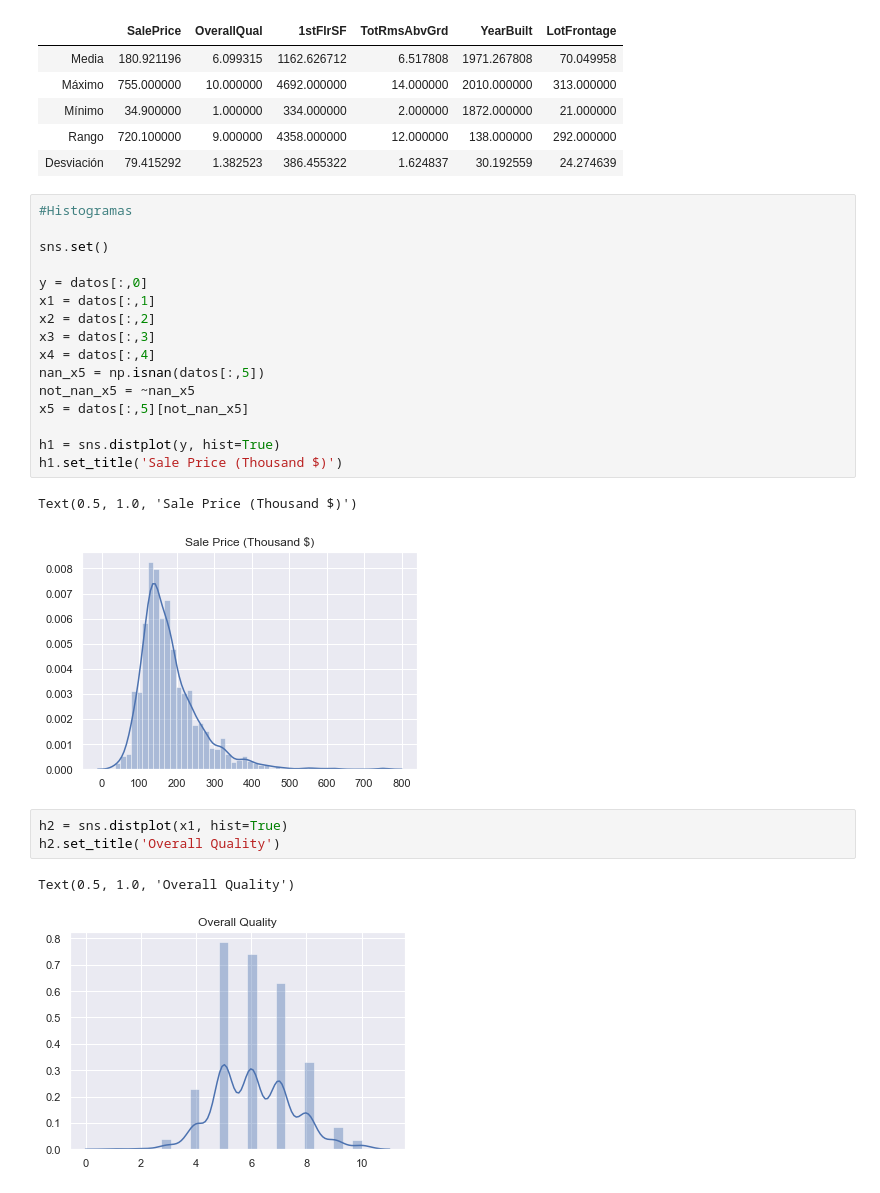
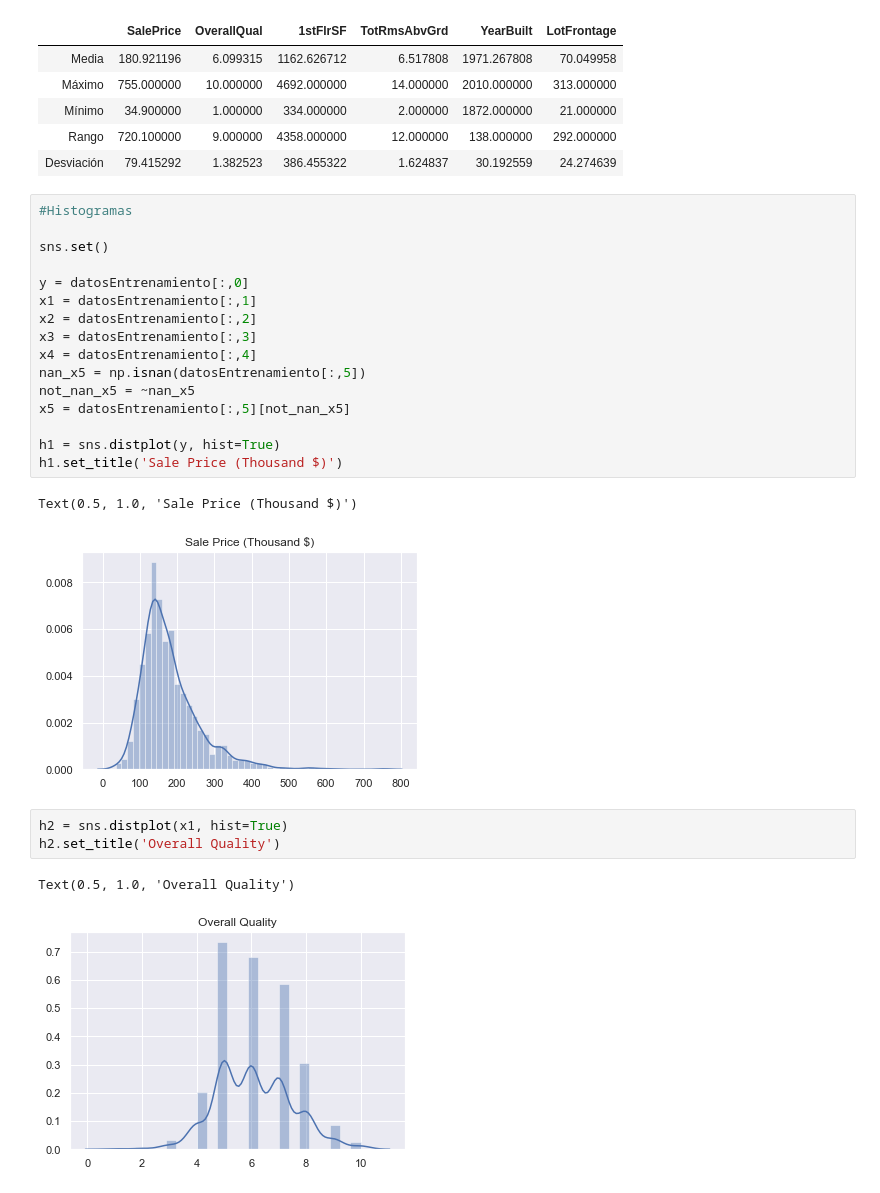
Before and after one commit to gustavo-alvarado/ds-python-proyecto, a Jupyter notebook: Proyecto - Gustavo Alvarado.ipynb, the cells around one changed output. Cells and saved outputs as stored; diff of their text form.

```diff
--- a/Proyecto - Gustavo Alvarado.ipynb
+++ b/Proyecto - Gustavo Alvarado.ipynb
@@ -69,28 +69,28 @@ dfDatosEstadisticos
 # %%
 #Histogramas
 
 sns.set()
 
-y = datos[:,0]
-x1 = datos[:,1]
-x2 = datos[:,2]
-x3 = datos[:,3]
-x4 = datos[:,4]
-nan_x5 = np.isnan(datos[:,5])
+y = datosEntrenamiento[:,0]
+x1 = datosEntrenamiento[:,1]
+x2 = datosEntrenamiento[:,2]
+x3 = datosEntrenamiento[:,3]
+x4 = datosEntrenamiento[:,4]
+nan_x5 = np.isnan(datosEntrenamiento[:,5])
 not_nan_x5 = ~nan_x5
-x5 = datos[:,5][not_nan_x5]
+x5 = datosEntrenamiento[:,5][not_nan_x5]
 
 h1 = sns.distplot(y, hist=True)
 h1.set_title('Sale Price (Thousand $)')
 # %% [output]
 Text(0.5, 1.0, 'Sale Price (Thousand $)')
-[figure, old version]
+[figure, new version]
 # %%
 h2 = sns.distplot(x1, hist=True)
 h2.set_title('Overall Quality')
 # %% [output]
 Text(0.5, 1.0, 'Overall Quality')
-[figure, old version]
+[figure, new version]
 # %%
 h3 = sns.distplot(x2, hist=True)
 h3.set_title('1st Floor Square Feet')
```
Also changed, not shown: parts of 14 cells of this notebook.
